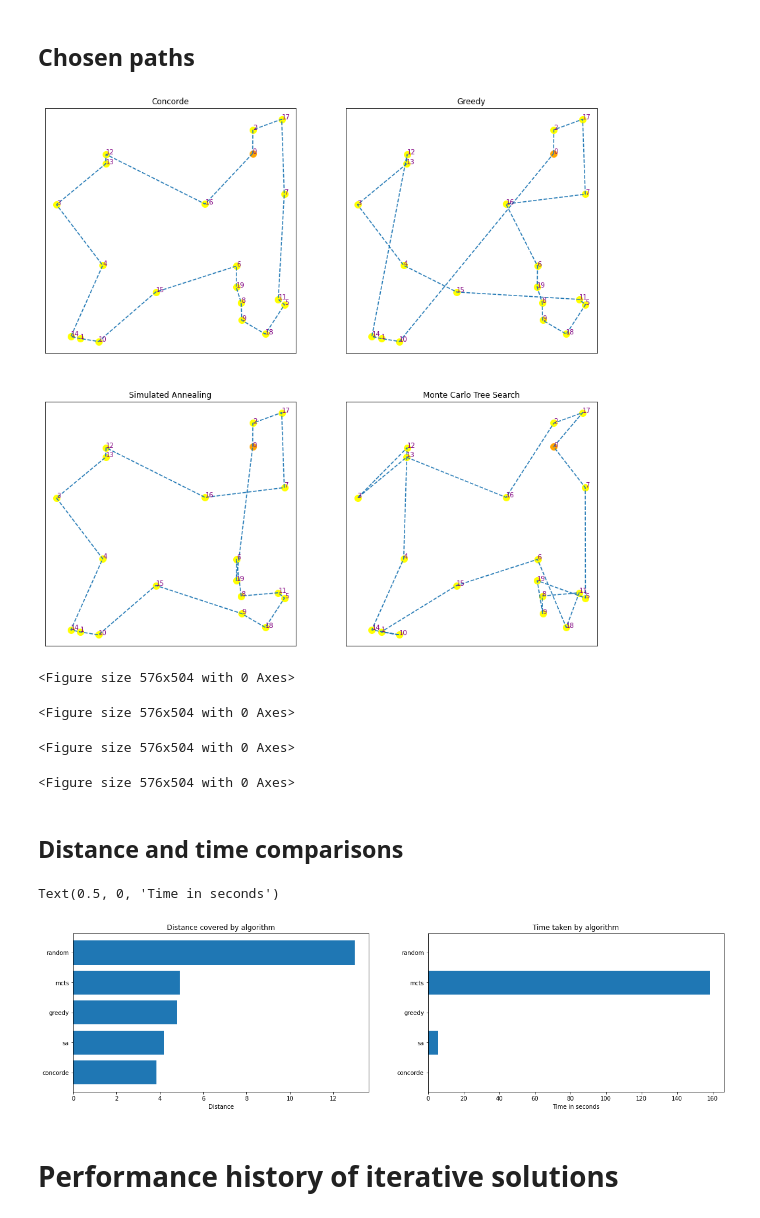
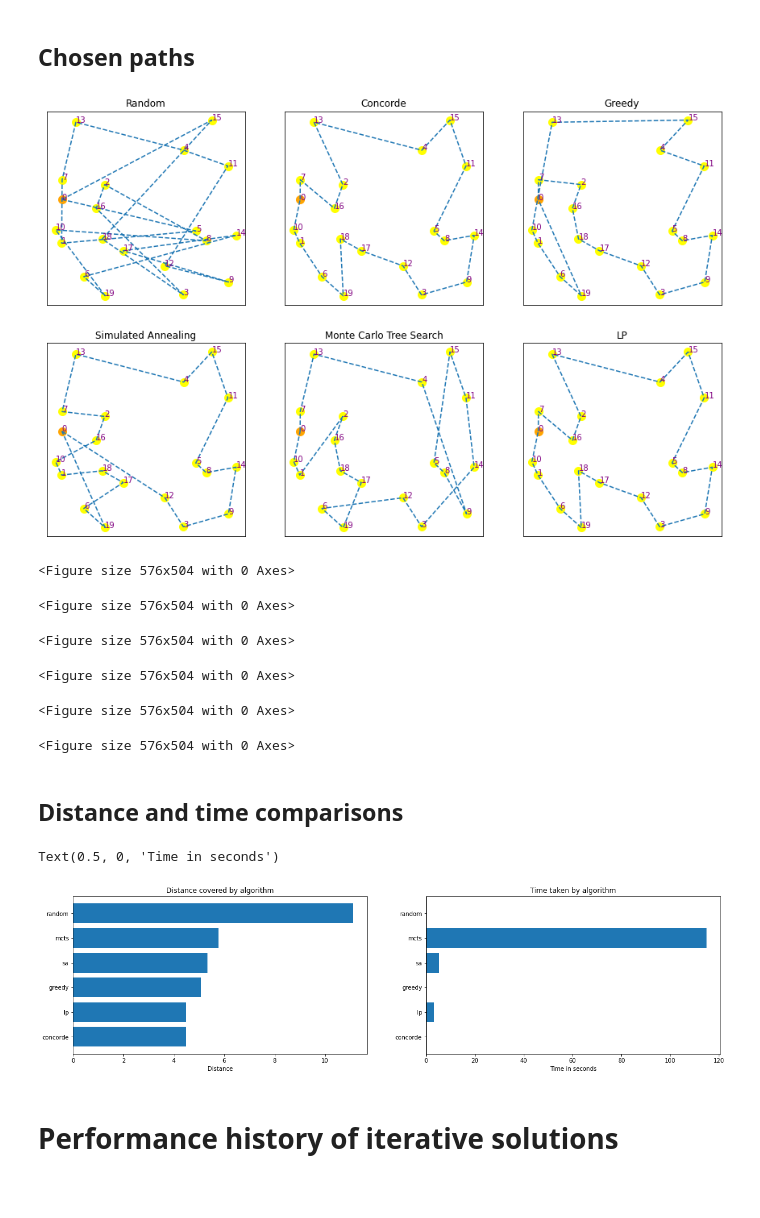
Before and after one commit to ivan-rivera/travelling_salesman, a Jupyter notebook: notebooks/analysis.ipynb, the cells around one changed output. Saved outputs shown, nothing was run; the diff lists cells and outputs as text; code cells hidden in the pictures; blank space fills up the shorter version.

```diff
--- a/notebooks/analysis.ipynb
+++ b/notebooks/analysis.ipynb
@@ -67,6 +69,7 @@ strategies_to_use = [
     ("random", find_path_random, {}),
     ("greedy", find_path_greedy, {}),
     ("concorde", find_path_concorde, {}),
+    ("lp", find_path_lp, {}),
     ("sa", find_path_sa, {"iterations": 100000, "temperature_scale": 150, "cooling": 0.0025}),
     ("mcts", find_path_mcts, {"sims": 10, "exploration_criterion": 10})
 ]
@@ -79,7 +82,7 @@ paths = {
 
 # distance + time
 solutions = {
-    label: (evaluation.get_total_distance(contents["result"]["path"]), contents["elapsed"])
+    label: (evaluation.get_total_distance(contents.result.path), contents.elapsed)
     for label, contents in paths.items()
 }
 # %% [output]
@@ -117,24 +122,30 @@ INFO:tsp.strategies.mcts:Finding a path using the MCTS algorithm...
 # %%
 # Explore the paths
 plt.close('all')
 fig = plt.figure()
 fig.set_figheight(15)
 fig.set_figwidth(15)
-gs = gridspec.GridSpec(ncols=2, nrows=2, figure=fig)
+gs = gridspec.GridSpec(ncols=3, nrows=3, figure=fig)
 ax1 = fig.add_subplot(gs[0, 0])
 ax2 = fig.add_subplot(gs[0, 1])
-ax3 = fig.add_subplot(gs[1, 0])
-ax4 = fig.add_subplot(gs[1, 1])
-evaluation.plot_destinations(paths["concorde"]["result"]["path"], "Concorde", ax1)
-evaluation.plot_destinations(paths["greedy"]["result"]["path"], "Greedy", ax2)
-evaluation.plot_destinations(paths["sa"]["result"]["path"], "Simulated Annealing", ax3)
-evaluation.plot_destinations(paths["mcts"]["result"]["path"], "Monte Carlo Tree Search", ax4)
+ax3 = fig.add_subplot(gs[0, 2])
+ax4 = fig.add_subplot(gs[1, 0])
+ax5 = fig.add_subplot(gs[1, 1])
+ax6 = fig.add_subplot(gs[1, 2])
+evaluation.plot_destinations(paths["random"].result.path, "Random", ax1)
+evaluation.plot_destinations(paths["concorde"].result.path, "Concorde", ax2)
+evaluation.plot_destinations(paths["greedy"].result.path, "Greedy", ax3)
+evaluation.plot_destinations(paths["sa"].result.path, "Simulated Annealing", ax4)
+evaluation.plot_destinations(paths["mcts"].result.path, "Monte Carlo Tree Search", ax5)
+evaluation.plot_destinations(paths["lp"].result.path, "LP", ax6)
 # %% [output]
-[figure, old version]
+[figure, new version]
 <Figure size 576x504 with 0 Axes>
 <Figure size 576x504 with 0 Axes>
 <Figure size 576x504 with 0 Axes>
 <Figure size 576x504 with 0 Axes>
+<Figure size 576x504 with 0 Axes>
+<Figure size 576x504 with 0 Axes>
 # %% [markdown]
 ## Distance and time comparisons
 # %%
@@ -166,7 +177,7 @@ ax2.set_title("Time taken by algorithm")
 ax2.set_xlabel("Time in seconds")
 # %% [output]
 Text(0.5, 0, 'Time in seconds')
-[figure, old version]
+[figure, new version]
 # %% [markdown]
 # Performance history of iterative solutions
 # %%
```
Also changed, not shown: parts of 4 cells of this notebook, 12 other files.
